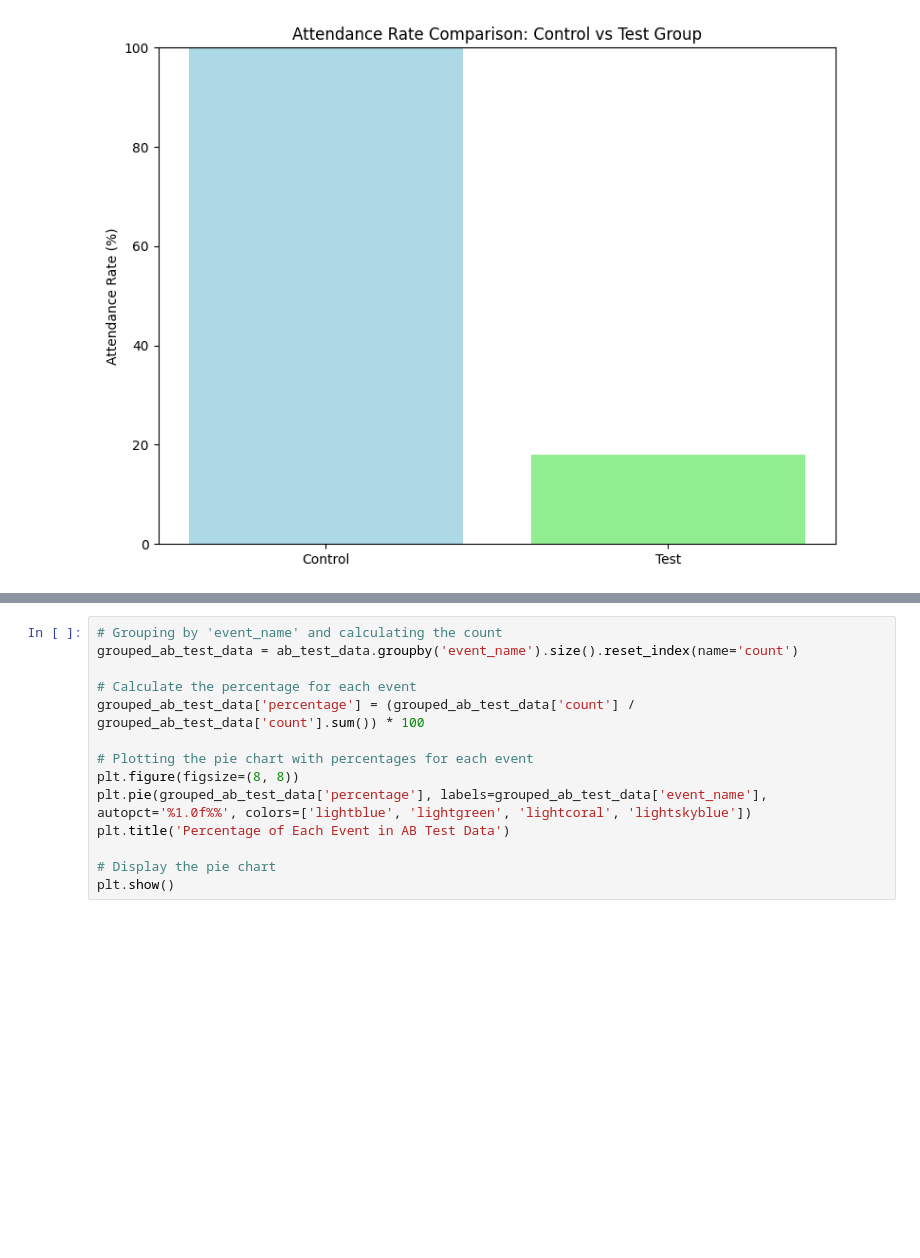
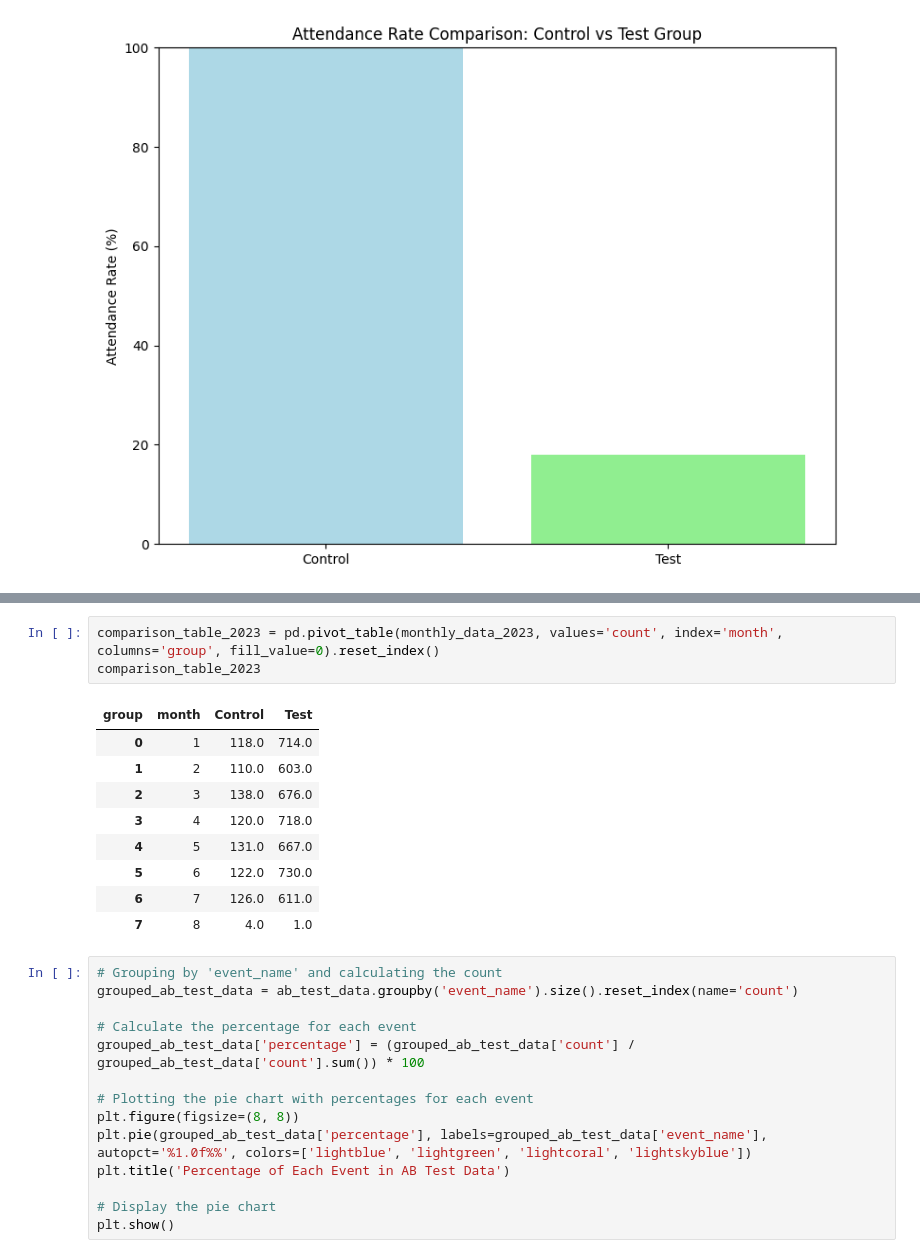
Before and after one commit to Ismat-Samadov/kyla_ProductAnalyst, a Jupyter notebook: task.ipynb, the cells around one changed output, grey strips where cells are left out. Saved outputs shown, nothing was run; the diff lists cells and outputs as text; blank space fills up the shorter version.

```diff
--- a/task.ipynb
+++ b/task.ipynb
@@ -111,3 +183,16 @@ Test Group Counts: {'Total Test Group': 4791, 'Attended Test Group': 866}
+# %%
+comparison_table_2023 = pd.pivot_table(monthly_data_2023, values='count', index='month', columns='group', fill_value=0).reset_index()
+comparison_table_2023
+# %% [output]
+| group | month | Control | Test |
+| 0 | 1 | 118.0 | 714.0 |
+| 1 | 2 | 110.0 | 603.0 |
+| 2 | 3 | 138.0 | 676.0 |
+| 3 | 4 | 120.0 | 718.0 |
+| 4 | 5 | 131.0 | 667.0 |
+| 5 | 6 | 122.0 | 730.0 |
+| 6 | 7 | 126.0 | 611.0 |
+| 7 | 8 | 4.0 | 1.0 |
 # %%
 # Grouping by 'event_name' and calculating the count
 grouped_ab_test_data = ab_test_data.groupby('event_name').size().reset_index(name='count')
```
Also changed, not shown: parts of 5 cells of this notebook.
